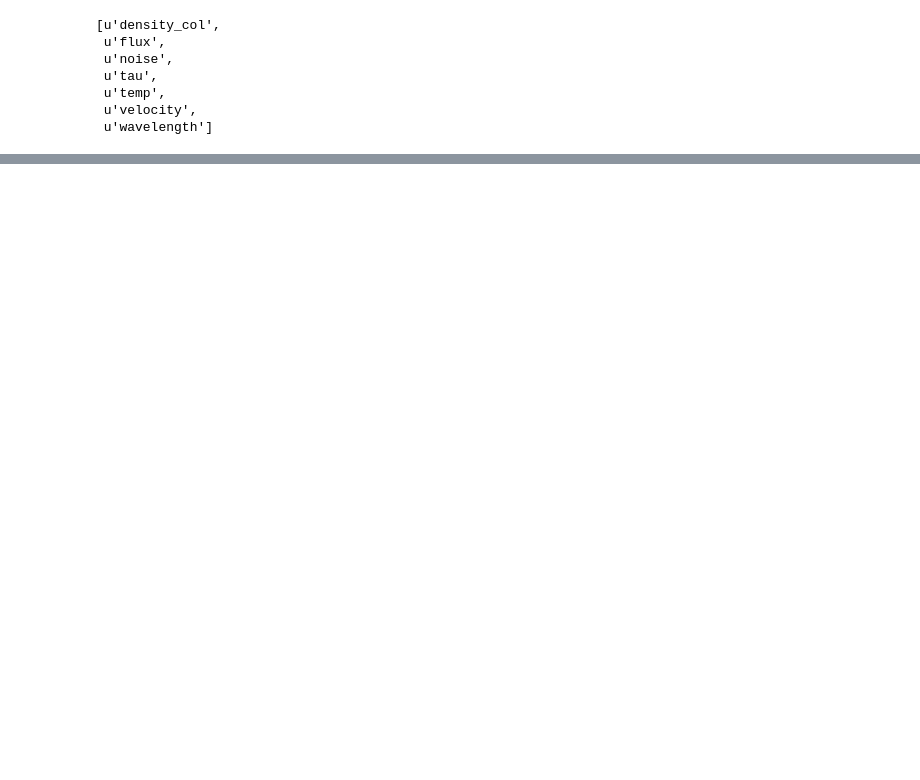
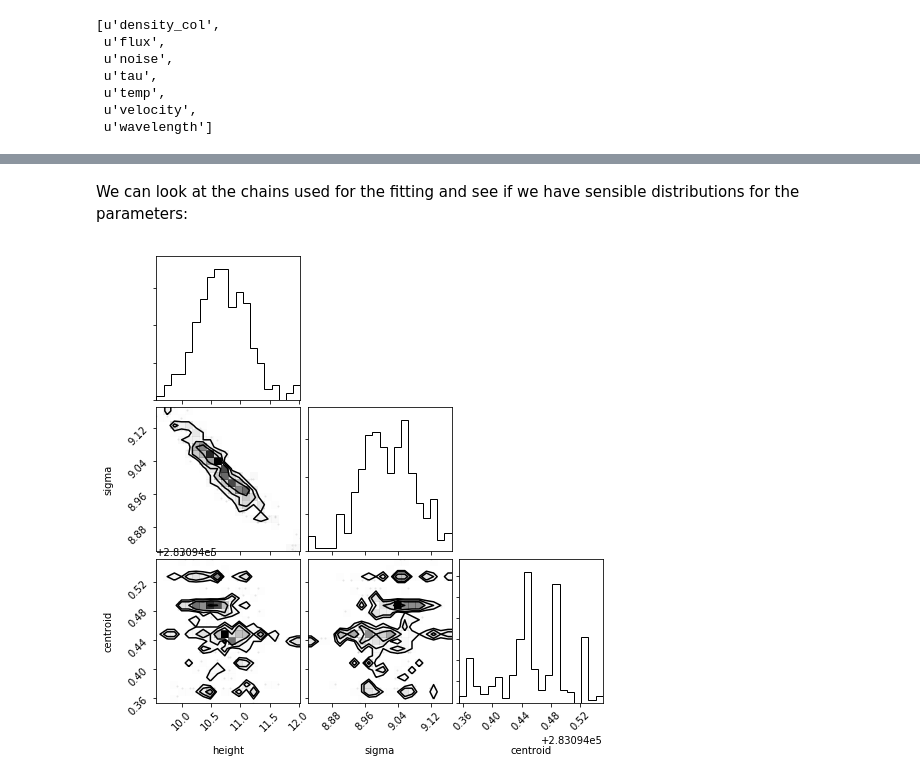
Before and after one commit to sarahappleby/VAMP, a Jupyter notebook: simba_spec_demo.ipynb, the cells around one changed output, grey strips where cells are left out. Cells and saved outputs as stored; diff of their text form; code cells hidden in the pictures; blank space fills up the shorter version.

```diff
--- a/simba_spec_demo.ipynb
+++ b/simba_spec_demo.ipynb
@@ -84,0 +142,12 @@ plt.show()
+# %% [markdown]
+We can look at the chains used for the fitting and see if we have sensible distributions for the parameters:
+# %%
+height = carbon.mcmc.trace(carbon.estimated_variables[0]['amplitude'])[:]
+sigma = carbon.mcmc.trace(carbon.estimated_variables[0]['sigma'])[:]
+centroid = carbon.mcmc.trace(carbon.estimated_variables[0]['centroid'])[:]
+
+samples = np.transpose(np.array([height, sigma, centroid]))
+
+fig = corner.corner(samples, labels=['height', 'sigma', 'centroid'])
+# %% [output]
+[figure, added]
```
Also changed, not shown: parts of 33 cells of this notebook.
